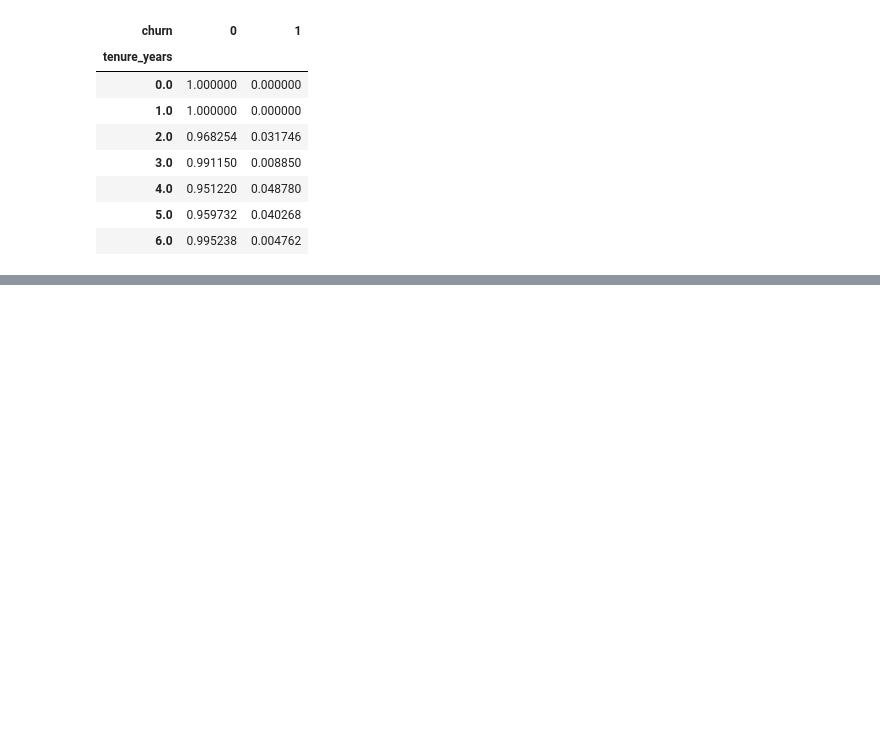
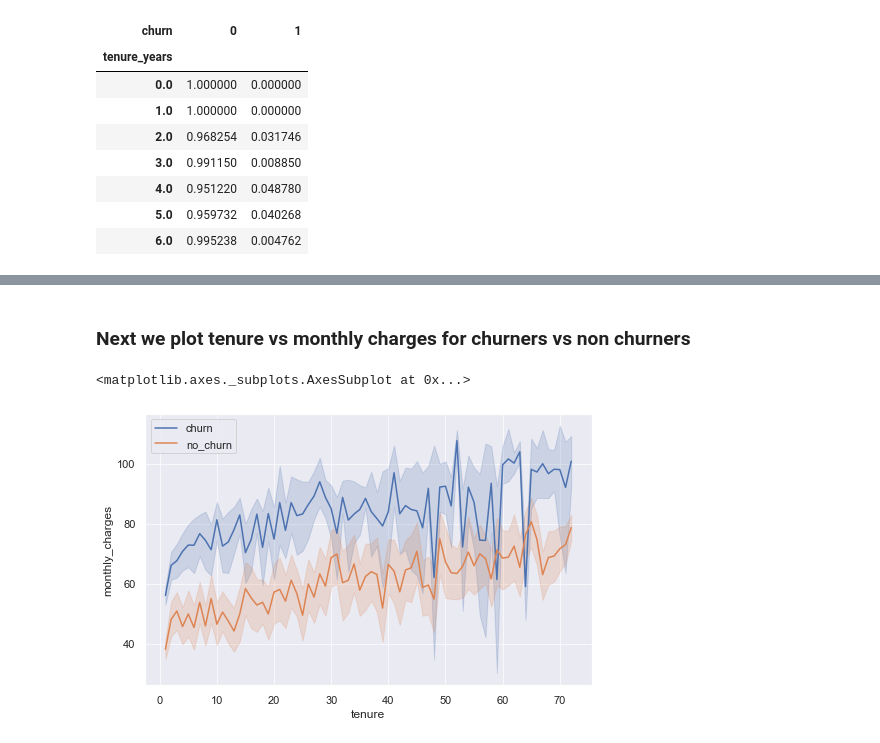
Before and after one commit to ravinder79/Telco_Churn, a Jupyter notebook: Telco_Churn_Final.ipynb, the cells around one changed output, grey strips where cells are left out. Saved outputs shown, nothing was run; the diff lists cells and outputs as text; code cells hidden in the pictures; blank space fills up the shorter version.

```diff
--- a/Telco_Churn_Final.ipynb
+++ b/Telco_Churn_Final.ipynb
@@ -327,0 +334,9 @@ plt.figure(figsize = (12,9))
+# %% [markdown]
+### Next we plot tenure vs  monthly charges for churners vs non churners
+# %%
+plt.figure(figsize = (8,5))
+sns.lineplot(x='tenure', y = 'monthly_charges', data = train[train.churn==1], ci =95, label = 'churn')
+sns.lineplot(x='tenure', y = 'monthly_charges', data = train[train.churn==0], ci =95, label = 'no_churn')
+# %% [output]
+<matplotlib.axes._subplots.AxesSubplot at 0x...>
+[figure, added]
```
Also changed, not shown: parts of 12 cells of this notebook.
